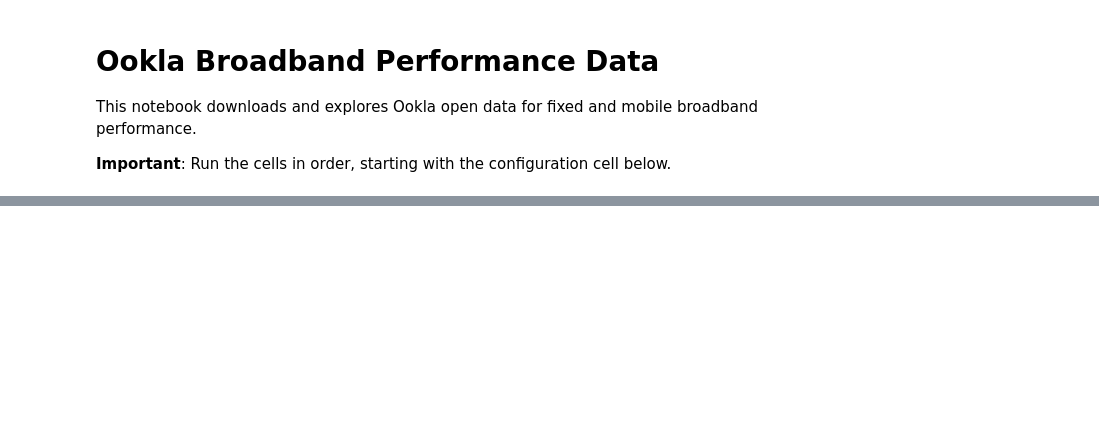
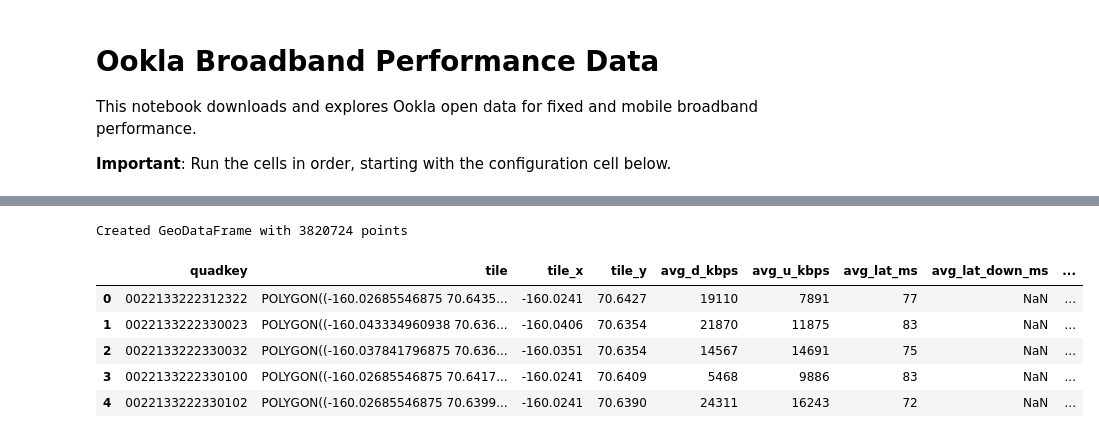
Before and after one commit to maxbusboom/WirelessIncome, a Jupyter notebook: notebooks/ericbusboom/ookla_data.ipynb, the cells around one changed output, grey strips where cells are left out. Drawn from its saved outputs; the diff is of its cells as text; code cells hidden in the pictures; blank space fills up the shorter version.

```diff
--- a/notebooks/ericbusboom/ookla_data.ipynb
+++ b/notebooks/ericbusboom/ookla_data.ipynb
@@ -224,0 +94,21 @@ t[t.quadkey.str.startswith('0')].dropna().plot(ax=ax,  alpha=0.5, column="avg_d_
+# %%
+import geopandas as gpd
+from shapely.geometry import Point
+
+# Convert DataFrame to GeoDataFrame using tile_x and tile_y as Point geometry
+gdf = gpd.GeoDataFrame(
+    df,
+    geometry=[Point(x, y) for x, y in zip(df['tile_x'], df['tile_y'])],
+    crs='EPSG:4326'  # WGS84 lat/lon
+)
+
+print(f"Created GeoDataFrame with {len(gdf)} points")
+gdf.head()
+# %% [output]
+Created GeoDataFrame with 3820724 points
+|  | quadkey | tile | tile_x | tile_y | avg_d_kbps | avg_u_kbps | avg_lat_ms | avg_lat_down_ms | ... |
+| 0 | 0022133222312322 | POLYGON((-160.02685546875 70.6435... | -160.0241 | 70.6427 | 19110 | 7891 | 77 | NaN | ... |
+| 1 | 0022133222330023 | POLYGON((-160.043334960938 70.636... | -160.0406 | 70.6354 | 21870 | 11875 | 83 | NaN | ... |
+| 2 | 0022133222330032 | POLYGON((-160.037841796875 70.636... | -160.0351 | 70.6354 | 14567 | 14691 | 75 | NaN | ... |
+| 3 | 0022133222330100 | POLYGON((-160.02685546875 70.6417... | -160.0241 | 70.6409 | 5468 | 9886 | 83 | NaN | ... |
+| 4 | 0022133222330102 | POLYGON((-160.02685546875 70.6399... | -160.0241 | 70.6390 | 24311 | 16243 | 72 | NaN | ... |
```
Also changed, not shown: parts of 17 cells of this notebook, 6 other files.
